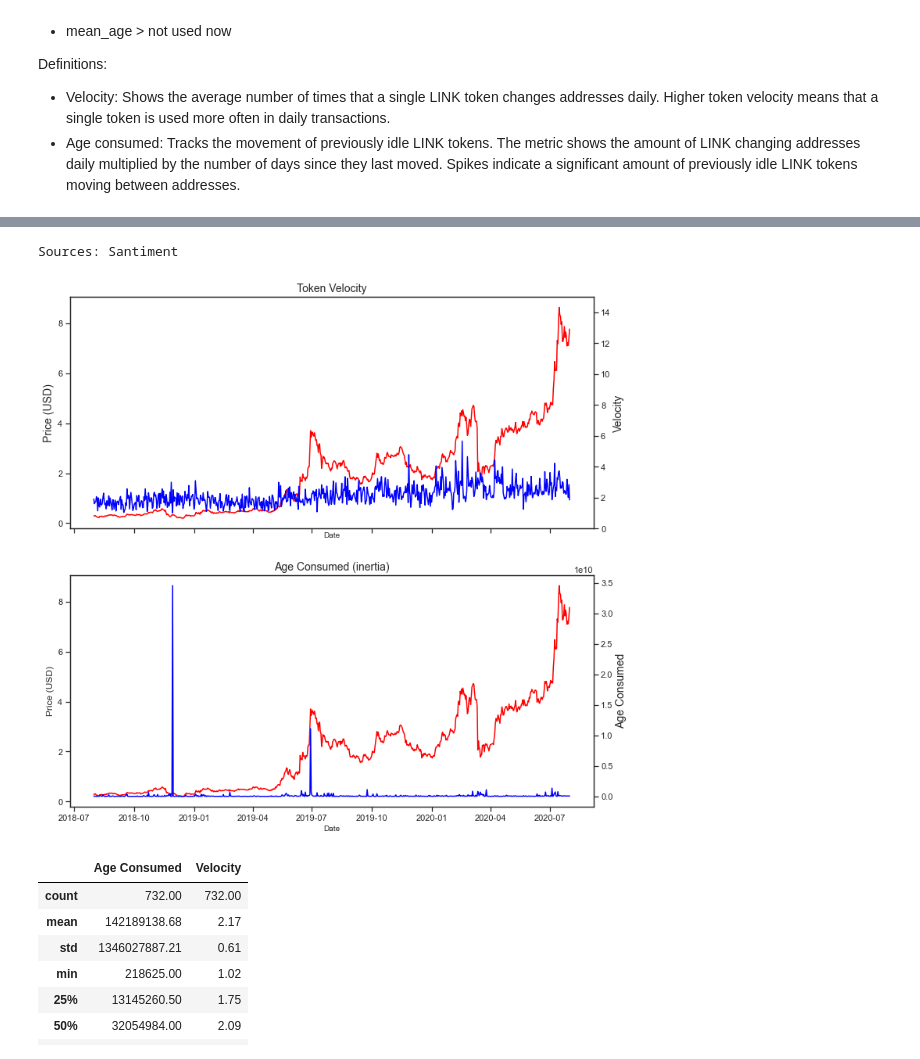
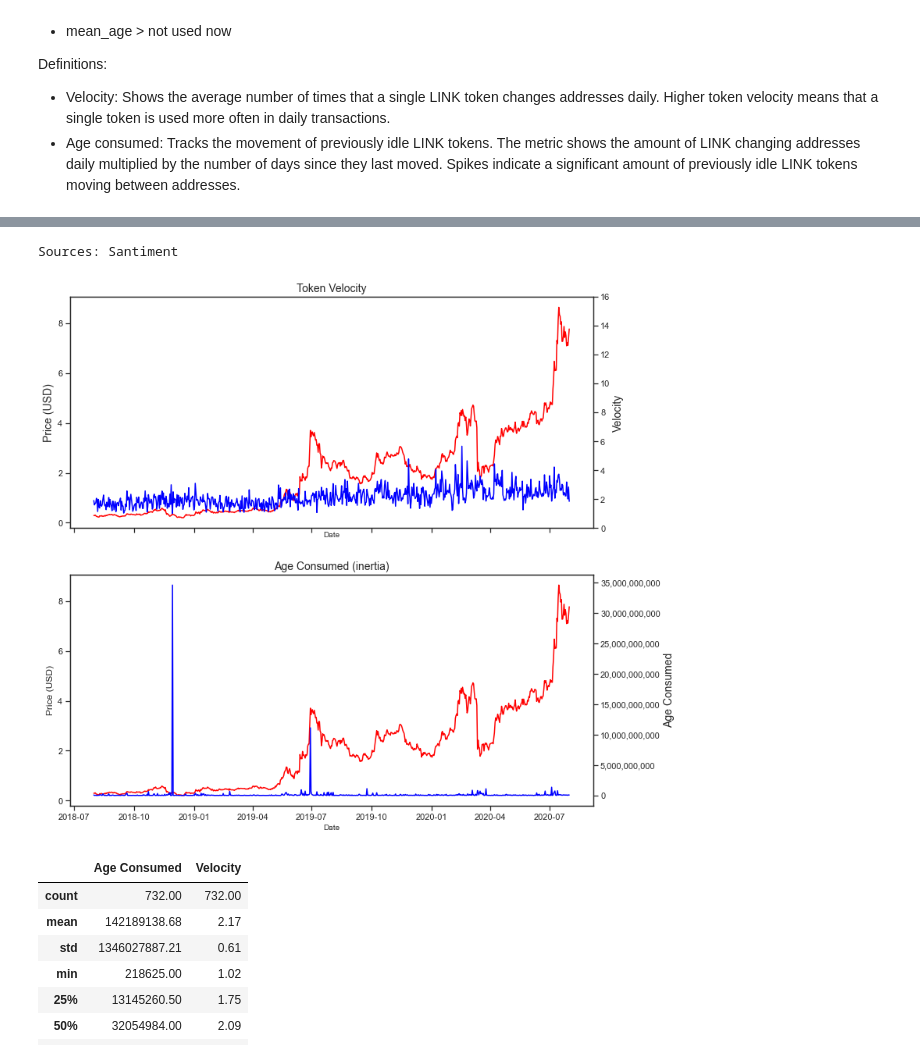
Before and after one commit to willr-seriousprojects/maker-dao, a Jupyter notebook: Maker-Risk/LINK/link.ipynb, the cells around one changed output, grey strips where cells are left out. Drawn from its saved outputs; the diff is of its cells as text; code cells hidden in the pictures.

```diff
--- a/Maker-Risk/LINK/link.ipynb
+++ b/Maker-Risk/LINK/link.ipynb
@@ -4420,35 +4430,36 @@ fig, (ax,ax2) = plt.subplots(2,figsize=(12,12), sharex=True)
 ax.plot(x, y, color="red")
 ax.set_ylabel("Price (USD)",fontsize=14)
 ax.set_xlabel("Date",fontsize=10)
 ax.set_title('Token Velocity',fontsize=14)
 # ax.yaxis.set_major_formatter(mpl.ticker.StrMethodFormatter('{x:,.0f}'))
 
 # make a plot with different y-axis using second axis object
 ax1 = ax.twinx()
 ax1.plot(x, y2,color="blue")
 ax1.set_ylim([0,15])
 ax1.set_ylabel("Velocity",fontsize=14)
+ax1.set_ylim(0,16)
 # ax1.axhline(mean_vel, xmin=0.05,xmax=0.98,color='red',linestyle='dashed',label=f'mean active addresses = {mean_vel.round(2)}')
 
 # ax1.yaxis.set_major_formatter(mpl.ticker.StrMethodFormatter('{x:,.0f}'))
 
 # First plot two y-axis
 ax2.plot(x, y, color="red")
 ax2.set_ylabel("Price (USD)",fontsize=12)
 ax2.set_xlabel("Date",fontsize=10)
 ax2.set_title('Age Consumed (inertia)',fontsize=14)
 # ax2.yaxis.set_major_formatter(mpl.ticker.StrMethodFormatter('{x:,.0f}'))
 
 # make a plot with different y-axis using second axis object
 ax3 = ax2.twinx()
 ax3.plot(x, y3,color="blue")
 ax3.set_ylabel("Age Consumed",fontsize=14)
-# ax3.yaxis.set_major_formatter(mpl.ticker.StrMethodFormatter('{x:,.2f}'))
+ax3.yaxis.set_major_formatter(mpl.ticker.StrMethodFormatter('{x:,.0f}'))
 
 print('Sources: Santiment')
 # %% [output]
 Sources: Santiment
-[figure, old version]
+[figure, new version]
 # %%
 df_activity_day[['Age Consumed','Velocity']].describe()
 # %% [output]
```
Also changed, not shown: parts of 47 cells of this notebook, 3 other files.
